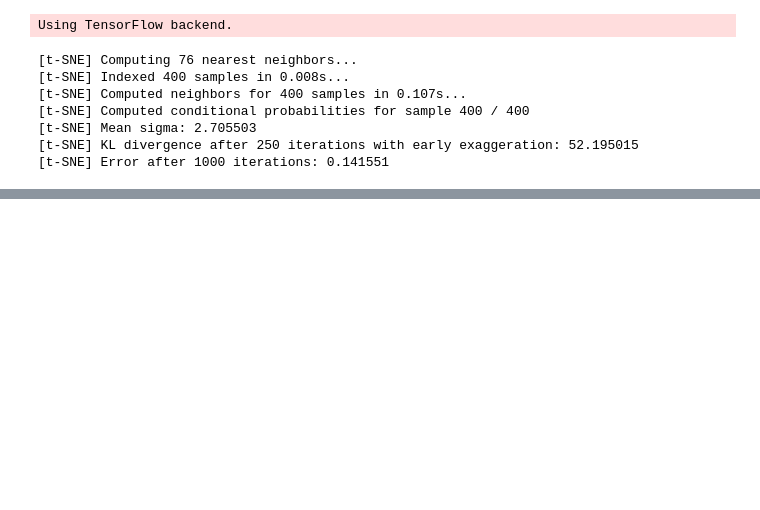
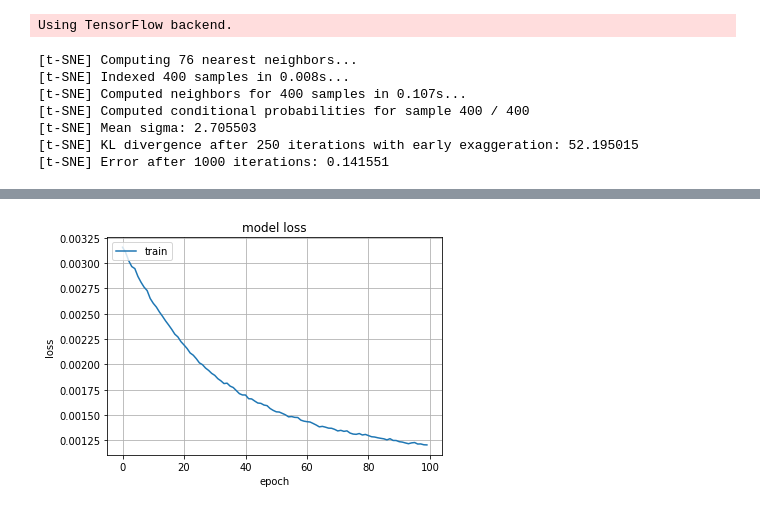
Before and after one commit to kriskrisk/challenge_project, a Jupyter notebook: neutral_networks.ipynb, the cells around one changed output, grey strips where cells are left out. Saved outputs shown, nothing was run; the diff lists cells and outputs as text; code cells hidden in the pictures; blank space fills up the shorter version.

```diff
--- a/neutral_networks.ipynb
+++ b/neutral_networks.ipynb
@@ -56,0 +86,6 @@ You can access Timestamp as pandas.Timestamp
+# %%
+np.random.shuffle(X_big)
+y_big = np.expand_dims(X_big[:, -1], axis=1)
+X_big = np.expand_dims(X_big[:, 0:-1], axis=2)
+print(y_big.shape)
+print(X_big.shape)
@@ -57,30 +105,30 @@ You can access Timestamp as pandas.Timestamp
 # %%
-batch_size = 128
+batch_size = 100
 num_classes = 1
-nepochs = 10
+nepochs = 100
 learning_rate = 0.03
 decay_rate = learning_rate / nepochs
 # %%
 model = Sequential()
 
-model.add(Conv1D(32, 3, padding='same', input_shape=(686, 1), activation='hard_sigmoid'))
+model.add(Conv1D(32, 3, padding='same', input_shape=(343, 1), activation='relu'))
 model.add(MaxPooling1D(pool_size=2))
 #model.add(Dropout(0.1))
 
-model.add(Conv1D(32, 3, padding='same', activation='hard_sigmoid'))
+model.add(Conv1D(32, 3, padding='same', activation='relu'))
 model.add(MaxPooling1D(pool_size=2))
 #model.add(Dropout(0.2))
 
-model.add(Conv1D(32, 3, padding='same', activation='hard_sigmoid'))
+model.add(Conv1D(32, 3, padding='same', activation='relu'))
 model.add(MaxPooling1D(pool_size=2))
 #model.add(Dropout(0.3))
 
-model.add(Conv1D(32, 3, padding='same', activation='hard_sigmoid'))
+model.add(Conv1D(32, 3, padding='same', activation='relu'))
 model.add(MaxPooling1D(pool_size=2))
 #model.add(Dropout(0.5))
 
 model.add(Flatten())
-model.add(Dense(500, activation='hard_sigmoid'))
+model.add(Dense(500, activation='relu'))
 #model.add(Dropout(0.4))
-model.add(Dense(500, activation='hard_sigmoid'))
+model.add(Dense(500, activation='relu'))
 model.add(Dense(num_classes, activation='sigmoid'))
@@ -92,3 +136,5 @@ Instructions for updating:
 #opt = keras.optimizers.RMSprop(lr=0.2)
 opt = keras.optimizers.SGD(lr=learning_rate, momentum=0.9, decay=decay_rate, nesterov=True)
 model.compile(loss='mean_squared_error', optimizer=opt, metrics=['accuracy'])
+# %%
+history = model.fit(X_big, y_big, batch_size=batch_size, epochs=nepochs)
@@ -94,0 +159,12 @@ model.compile(loss='mean_squared_error', optimizer=opt, metrics=['accuracy'])
+# %%
+%matplotlib inline
+plt.plot(history.history['loss'])
+#plt.plot(history.history['mean_squared_error'], label='Mean Squared Error')
+plt.grid()
+plt.legend(['train'], loc='upper left')
+plt.title('model loss')
+plt.xlabel("epoch")
+plt.ylabel("loss")
+plt.show()
+# %% [output]
+[figure, added]
```
Also changed, not shown: parts of 17 cells of this notebook, 7 other files.
